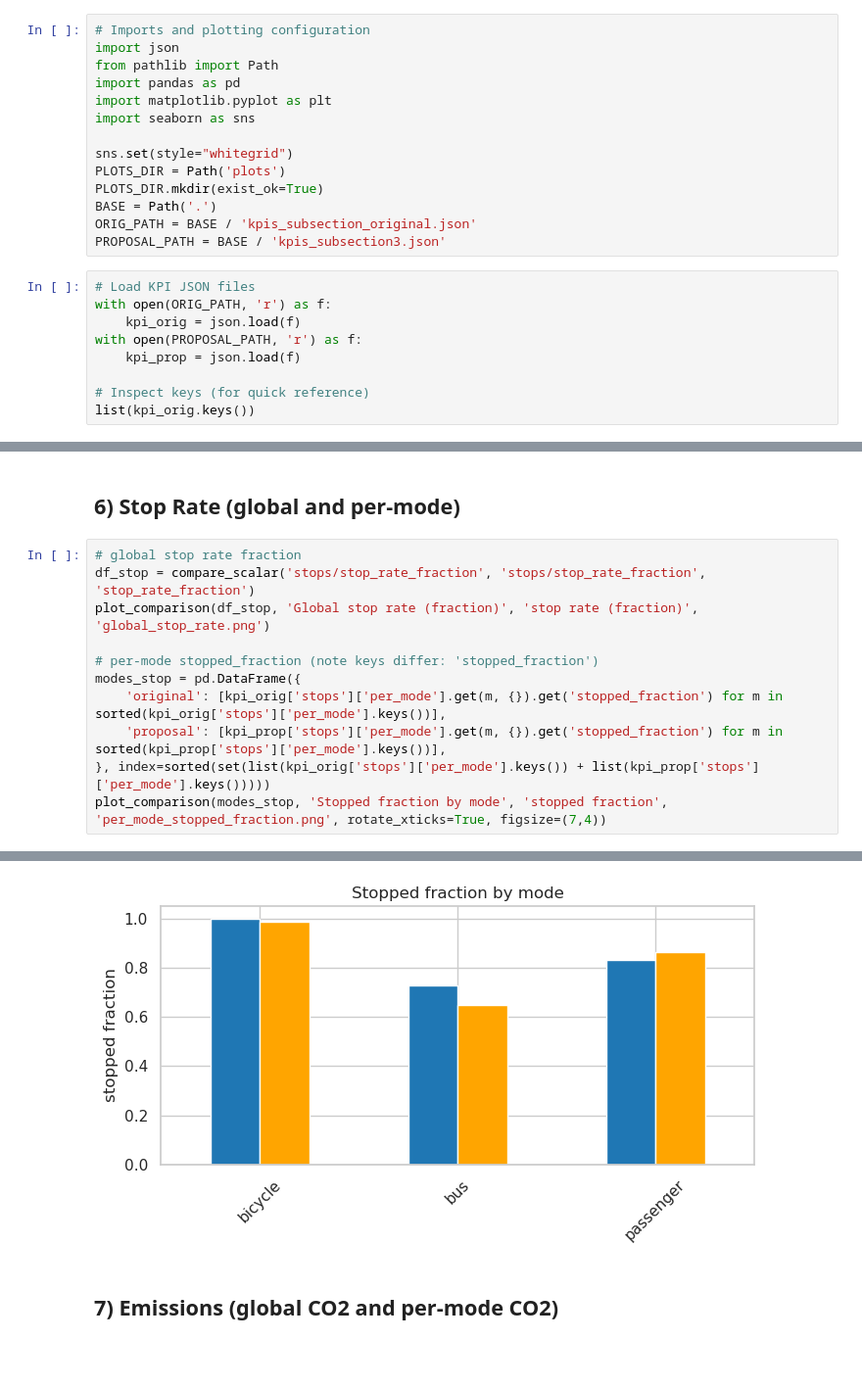
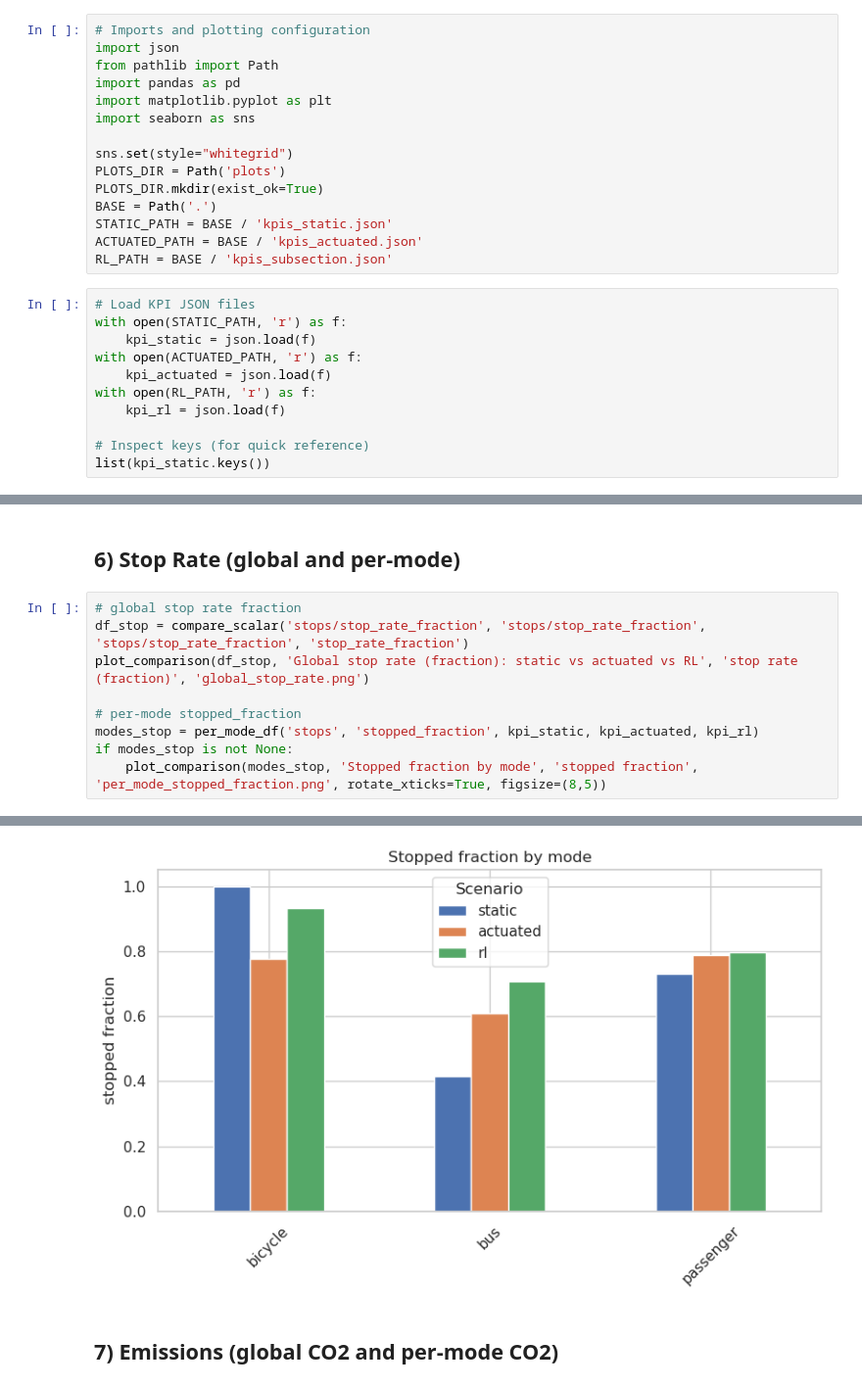
Before and after one commit to sebastian-weiermann/MOCOM-Projet, a Jupyter notebook: simu/kpi_comparison.ipynb, the cells around one changed output, grey strips where cells are left out. Shown at 98% size. Saved outputs shown, nothing was run; the diff lists cells and outputs as text; blank space fills up the shorter version.

```diff
--- a/simu/kpi_comparison.ipynb
+++ b/simu/kpi_comparison.ipynb
@@ -16,17 +14,20 @@ sns.set(style="whitegrid")
 PLOTS_DIR = Path('plots')
 PLOTS_DIR.mkdir(exist_ok=True)
 BASE = Path('.')
-ORIG_PATH = BASE / 'kpis_subsection_original.json'
-PROPOSAL_PATH = BASE / 'kpis_subsection3.json'
+STATIC_PATH = BASE / 'kpis_static.json'
+ACTUATED_PATH = BASE / 'kpis_actuated.json'
+RL_PATH = BASE / 'kpis_subsection.json'
 # %%
 # Load KPI JSON files
-with open(ORIG_PATH, 'r') as f:
-    kpi_orig = json.load(f)
-with open(PROPOSAL_PATH, 'r') as f:
-    kpi_prop = json.load(f)
+with open(STATIC_PATH, 'r') as f:
+    kpi_static = json.load(f)
+with open(ACTUATED_PATH, 'r') as f:
+    kpi_actuated = json.load(f)
+with open(RL_PATH, 'r') as f:
+    kpi_rl = json.load(f)
 
 # Inspect keys (for quick reference)
-list(kpi_orig.keys())
+list(kpi_static.keys())
 # %% [output]
 ['global_travel_time',
  'per_mode_travel_time',
@@ -156,13 +318,11 @@ plot_comparison(modes_tp, 'Throughput by mode (vph)', 'vehicles per hour', 'per_
 ## 6) Stop Rate (global and per-mode)
 # %%
 # global stop rate fraction
-df_stop = compare_scalar('stops/stop_rate_fraction', 'stops/stop_rate_fraction', 'stop_rate_fraction')
-plot_comparison(df_stop, 'Global stop rate (fraction)', 'stop rate (fraction)', 'global_stop_rate.png')
+df_stop = compare_scalar('stops/stop_rate_fraction', 'stops/stop_rate_fraction', 'stops/stop_rate_fraction', 'stop_rate_fraction')
+plot_comparison(df_stop, 'Global stop rate (fraction): static vs actuated vs RL', 'stop rate (fraction)', 'global_stop_rate.png')
 
-# per-mode stopped_fraction (note keys differ: 'stopped_fraction')
-modes_stop = pd.DataFrame({
-    'original': [kpi_orig['stops']['per_mode'].get(m, {}).get('stopped_fraction') for m in sorted(kpi_orig['stops']['per_mode'].keys())],
-    'proposal': [kpi_prop['stops']['per_mode'].get(m, {}).get('stopped_fraction') for m in sorted(kpi_prop['stops']['per_mode'].keys())],
-}, index=sorted(set(list(kpi_orig['stops']['per_mode'].keys()) + list(kpi_prop['stops']['per_mode'].keys()))))
-plot_comparison(modes_stop, 'Stopped fraction by mode', 'stopped fraction', 'per_mode_stopped_fraction.png', rotate_xticks=True, figsize=(7,4))
+# per-mode stopped_fraction
+modes_stop = per_mode_df('stops', 'stopped_fraction', kpi_static, kpi_actuated, kpi_rl)
+if modes_stop is not None:
+    plot_comparison(modes_stop, 'Stopped fraction by mode', 'stopped fraction', 'per_mode_stopped_fraction.png', rotate_xticks=True, figsize=(8,5))
 # %% [output]
@@ -170,4 +330,4 @@ plot_comparison(modes_stop, 'Stopped fraction by mode', 'stopped fraction', 'per
-[figure, old version]
+[figure, new version]
 # %% [markdown]
 ## 7) Emissions (global CO2 and per-mode CO2)
 # %%
```
Also changed, not shown: parts of 19 cells of this notebook, 10 other files.
